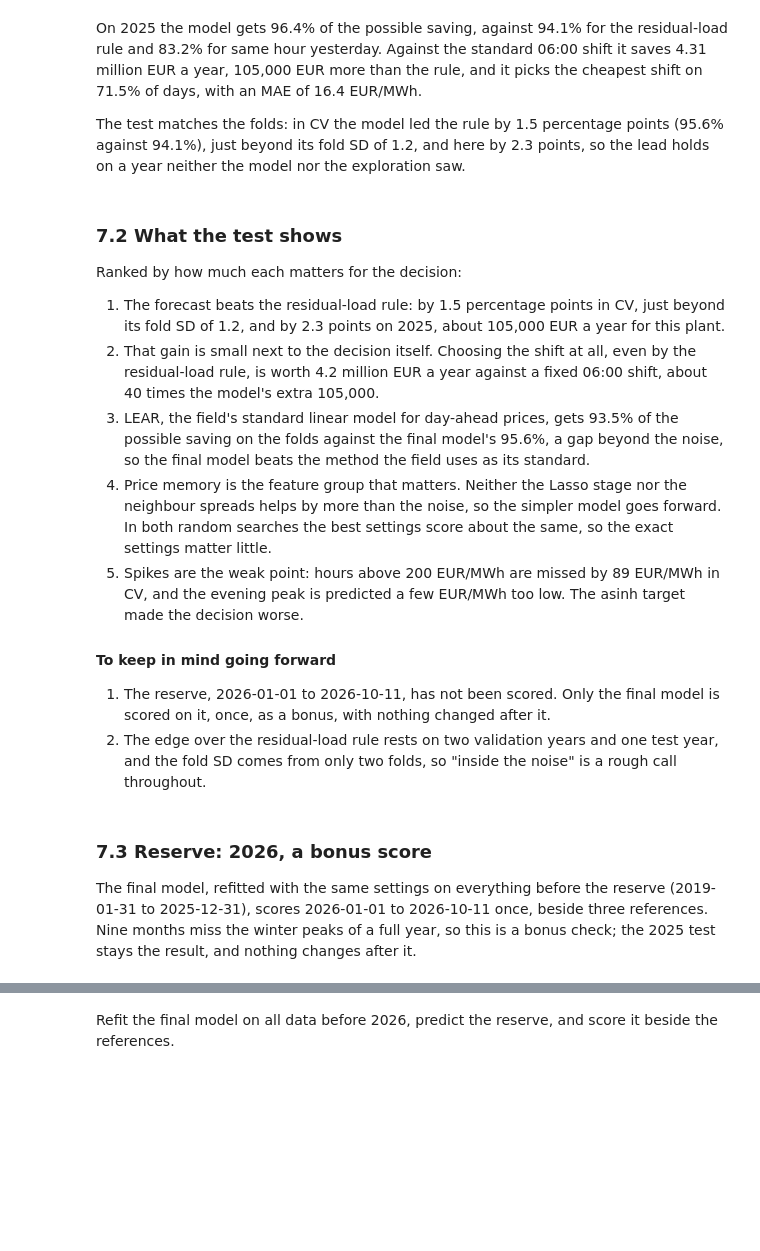
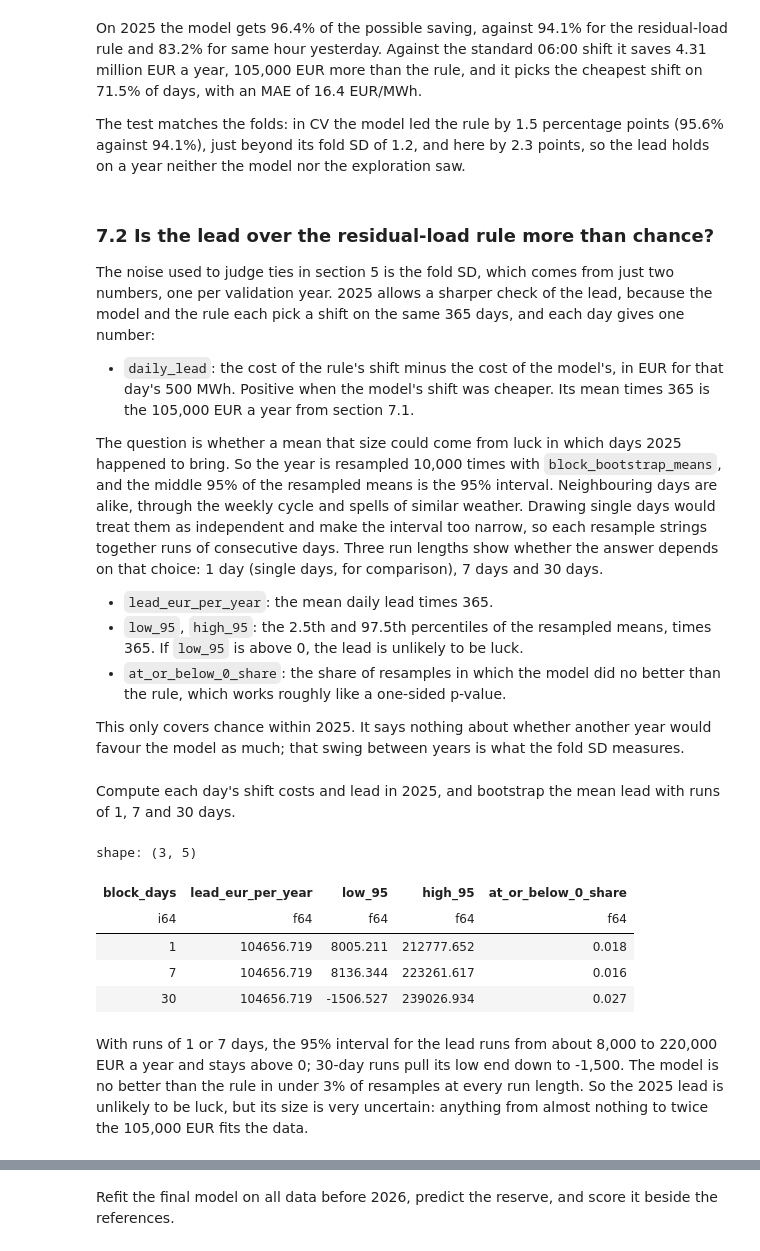
Before and after one commit to martin-gbeck/dba-group-project, a Jupyter notebook: de_price_forecast.ipynb, the cells around one changed output, grey strips where cells are left out. Saved outputs shown, nothing was run; the diff lists cells and outputs as text; code cells hidden in the pictures; blank space fills up the shorter version.

```diff
--- a/de_price_forecast.ipynb
+++ b/de_price_forecast.ipynb
@@ -1790,21 +1859,44 @@ On 2025 the model gets 96.4% of the possible saving, against 94.1% for the resid
 
 The test matches the folds: in CV the model led the rule by 1.5 percentage points (95.6% against 94.1%), just beyond its fold SD of 1.2, and here by 2.3 points, so the lead holds on a year neither the model nor the exploration saw.
 # %% [markdown]
-### 7.2 What the test shows
+### 7.2 Is the lead over the residual-load rule more than chance?
 
-Ranked by how much each matters for the decision:
+The noise used to judge ties in section 5 is the fold SD, which comes from just two numbers, one per validation year. 2025 allows a sharper check of the lead, because the model and the rule each pick a shift on the same 365 days, and each day gives one number:
 
-1. The forecast beats the residual-load rule: by 1.5 percentage points in CV, just beyond its fold SD of 1.2, and by 2.3 points on 2025, about 105,000 EUR a year for this plant.
-2. That gain is small next to the decision itself. Choosing the shift at all, even by the residual-load rule, is worth 4.2 million EUR a year against a fixed 06:00 shift, about 40 times the model's extra 105,000.
-3. LEAR, the field's standard linear model for day-ahead prices, gets 93.5% of the possible saving on the folds against the final model's 95.6%, a gap beyond the noise, so the final model beats the method the field uses as its standard.
-4. Price memory is the feature group that matters. Neither the Lasso stage nor the neighbour spreads helps by more than the noise, so the simpler model goes forward. In both random searches the best settings score about the same, so the exact settings matter little.
-5. Spikes are the weak point: hours above 200 EUR/MWh are missed by 89 EUR/MWh in CV, and the evening peak is predicted a few EUR/MWh too low. The asinh target made the decision worse.
+- `daily_lead`: the cost of the rule's shift minus the cost of the model's, in EUR for that day's 500 MWh. Positive when the model's shift was cheaper. Its mean times 365 is the 105,000 EUR a year from section 7.1.
 
-#### To keep in mind going forward
+The question is whether a mean that size could come from luck in which days 2025 happened to bring. So the year is resampled 10,000 times with `block_bootstrap_means`, and the middle 95% of the resampled means is the 95% interval. Neighbouring days are alike, through the weekly cycle and spells of similar weather. Drawing single days would treat them as independent and make the interval too narrow, so each resample strings together runs of consecutive days. Three run lengths show whether the answer depends on that choice: 1 day (single days, for comparison), 7 days and 30 days.
 
-1. The reserve, 2026-01-01 to 2026-10-11, has not been scored. Only the final model is scored on it, once, as a bonus, with nothing changed after it.
-2. The edge over the residual-load rule rests on two validation years and one test year, and the fold SD comes from only two folds, so "inside the noise" is a rough call throughout.
+- `lead_eur_per_year`: the mean daily lead times 365.
+- `low_95`, `high_95`: the 2.5th and 97.5th percentiles of the resampled means, times 365. If `low_95` is above 0, the lead is unlikely to be luck.
+- `at_or_below_0_share`: the share of resamples in which the model did no better than the rule, which works roughly like a one-sided p-value.
+
+This only covers chance within 2025. It says nothing about whether another year would favour the model as much; that swing between years is what the fold SD measures.
 # %% [markdown]
-### 7.3 Reserve: 2026, a bonus score
-
-The final model, refitted with the same settings on everything before the reserve (2019-01-31 to 2025-12-31), scores 2026-01-01 to 2026-10-11 once, beside three references. Nine months miss the winter peaks of a full year, so this is a bonus check; the 2025 test stays the result, and nothing changes after it.
+Compute each day's shift costs and lead in 2025, and bootstrap the mean lead with runs of 1, 7 and 30 days.
+# %%
+day_costs = daily_costs(test_frame)
+daily_lead = (day_costs["rule"] - day_costs["model"]).to_numpy()
+
+lead_rows: list[dict[str, float]] = []
+for block_days in (1, 7, 30):
+    yearly_means = block_bootstrap_means(daily_lead, block_days) * 365
+    lead_rows.append(
+        {
+            "block_days": block_days,
+            "lead_eur_per_year": float(daily_lead.mean() * 365),
+            "low_95": float(np.percentile(yearly_means, 2.5)),
+            "high_95": float(np.percentile(yearly_means, 97.5)),
+            "at_or_below_0_share": float((yearly_means <= 0).mean()),
+        }
+    )
+pl.DataFrame(lead_rows)
+# %% [output]
+shape: (3, 5)
+| block_days | lead_eur_per_year | low_95 | high_95 | at_or_below_0_share |
+| i64 | f64 | f64 | f64 | f64 |
+| 1 | 104656.719 | 8005.211 | 212777.652 | 0.018 |
+| 7 | 104656.719 | 8136.344 | 223261.617 | 0.016 |
+| 30 | 104656.719 | -1506.527 | 239026.934 | 0.027 |
+# %% [markdown]
+With runs of 1 or 7 days, the 95% interval for the lead runs from about 8,000 to 220,000 EUR a year and stays above 0; 30-day runs pull its low end down to -1,500. The model is no better than the rule in under 3% of resamples at every run length. So the 2025 lead is unlikely to be luck, but its size is very uncertain: anything from almost nothing to twice the 105,000 EUR fits the data.
```
Also changed, not shown: parts of 26 cells of this notebook, 4 other files.
